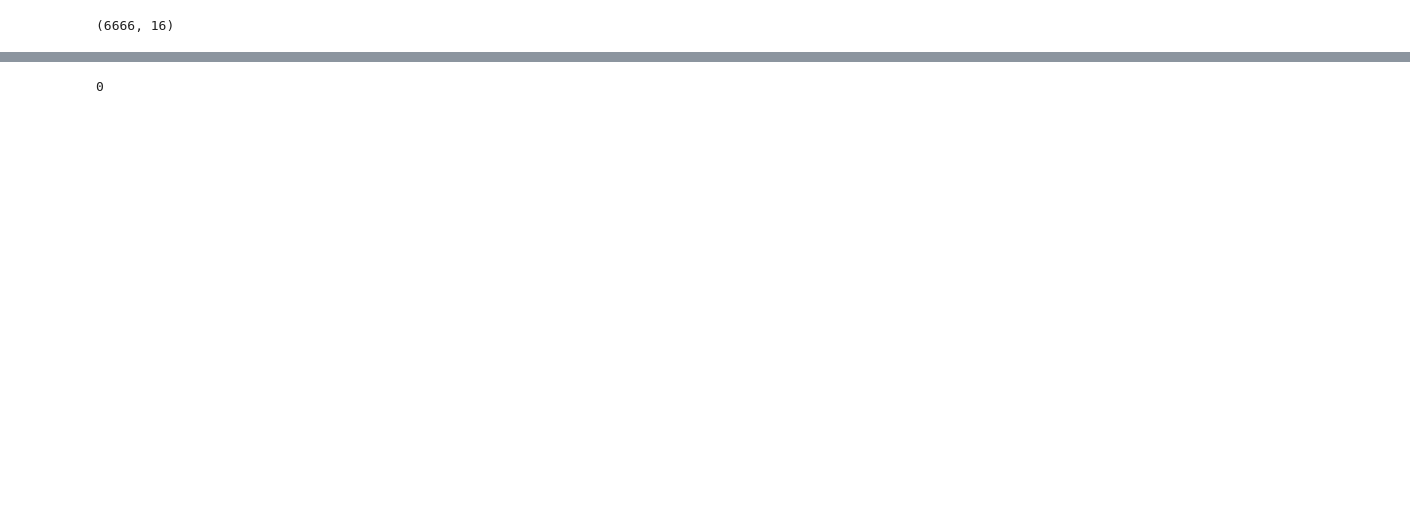
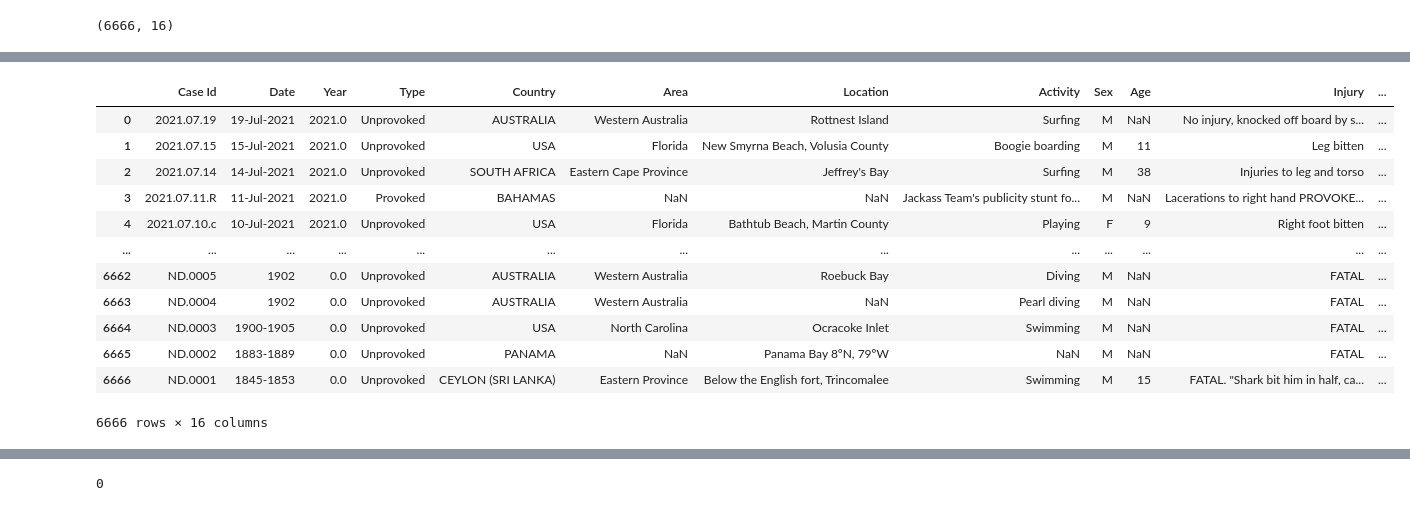
Before and after one commit to janaeam/Global-Shark-Attacks, a Jupyter notebook: Shark_Attack_Data.ipynb, the cells around one changed output, grey strips where cells are left out. Cells and saved outputs as stored; diff of their text form; code cells hidden in the pictures; blank space fills up the shorter version.

```diff
--- a/Shark_Attack_Data.ipynb
+++ b/Shark_Attack_Data.ipynb
@@ -526,5 +495,0 @@ sharks['Date'] = sharks['Date'].str.replace('AfterAugut1926andbefore1936', '1931
-# %%
-sharks['Date'] = sharks['Date'].str.replace('Early', '05-')
-sharks['Date'] = sharks['Date'].str.replace('26May', '26-May')
-sharks['Date'] = sharks['Date'].str.replace('1898-1899', '1898')
-sharks['Date'] = sharks['Date'].str.replace('.', '')
@@ -663,2 +495,0 @@ filldate.isna().sum()
-# %%
-sharks['Date'] = filldate
@@ -686,0 +601,4 @@ sharks['Year'] = sharks['Year'].replace(0, np.nan)
+# %%
+# replacing typo in Date column by Case Id so as to avoid changing all dates that
+#    match the value being changed
+sharks.loc[sharks['Case Id']=='2020.07.10', :] = sharks.loc[sharks['Case Id']=='2020.07.10', :].replace('10-Jul-202', '10-Jul-2020')
@@ -686,0 +662,21 @@ sharks['Year'] = sharks['Year'].replace(0, np.nan)
+# %%
+# stripping white space from cell values... I would've used this above instead of .str.replace, but
+#    I was unaware of this option and the dtype was mixed. I did not learn how to correct this issue
+#    until I started correcting the values of the Age column
+sharks['Date'] = sharks['Date'].map(lambda x: x.strip(' Early Late late During the Seige of Ladysmith () II ? `soon after close of Spanish American war War mid- " summer Last in Hong Kong'))
+# %%
+sharks.loc[sharks['Date'].str.contains('')==True, :]
+# %% [output]
+|  | Case Id | Date | Year | Type | Country | Area | Location | Activity | Sex | Age | Injury | ... |
+| 0 | 2021.07.19 | 19-Jul-2021 | 2021.0 | Unprovoked | AUSTRALIA | Western Australia | Rottnest Island | Surfing | M | NaN | No injury, knocked off board by s... | ... |
+| 1 | 2021.07.15 | 15-Jul-2021 | 2021.0 | Unprovoked | USA | Florida | New Smyrna Beach, Volusia County | Boogie boarding | M | 11 | Leg bitten | ... |
+| 2 | 2021.07.14 | 14-Jul-2021 | 2021.0 | Unprovoked | SOUTH AFRICA | Eastern Cape Province | Jeffrey's Bay | Surfing | M | 38 | Injuries to leg and torso | ... |
+| 3 | 2021.07.11.R | 11-Jul-2021 | 2021.0 | Provoked | BAHAMAS | NaN | NaN | Jackass Team's publicity stunt fo... | M | NaN | Lacerations to right hand PROVOKE... | ... |
+| 4 | 2021.07.10.c | 10-Jul-2021 | 2021.0 | Unprovoked | USA | Florida | Bathtub Beach, Martin County | Playing | F | 9 | Right foot bitten | ... |
+| ... | ... | ... | ... | ... | ... | ... | ... | ... | ... | ... | ... | ... |
+| 6662 | ND.0005 | 1902 | 0.0 | Unprovoked | AUSTRALIA | Western Australia | Roebuck Bay | Diving | M | NaN | FATAL | ... |
+| 6663 | ND.0004 | 1902 | 0.0 | Unprovoked | AUSTRALIA | Western Australia | NaN | Pearl diving | M | NaN | FATAL | ... |
+| 6664 | ND.0003 | 1900-1905 | 0.0 | Unprovoked | USA | North Carolina | Ocracoke Inlet | Swimming | M | NaN | FATAL | ... |
+| 6665 | ND.0002 | 1883-1889 | 0.0 | Unprovoked | PANAMA | NaN | Panama Bay 8ºN, 79ºW | NaN | M | NaN | FATAL | ... |
+| 6666 | ND.0001 | 1845-1853 | 0.0 | Unprovoked | CEYLON (SRI LANKA) | Eastern Province | Below the English fort, Trincomalee | Swimming | M | 15 | FATAL. "Shark bit him in half, ca... | ... |
+6666 rows × 16 columns
```
Also changed, not shown: parts of 252 cells of this notebook.
